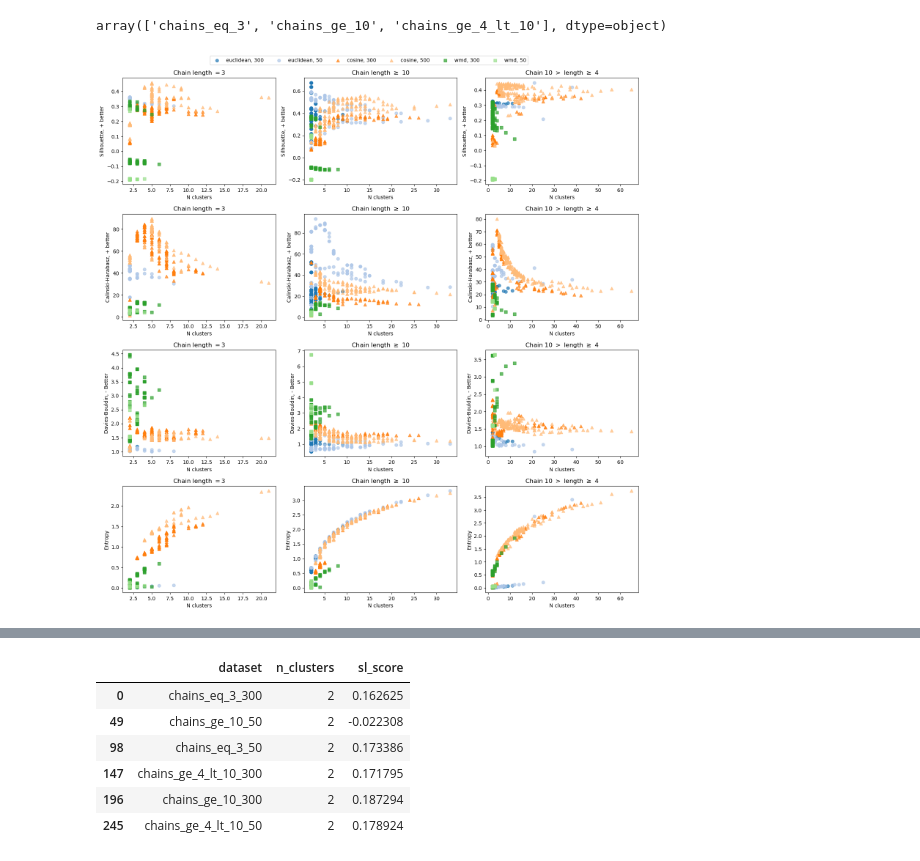
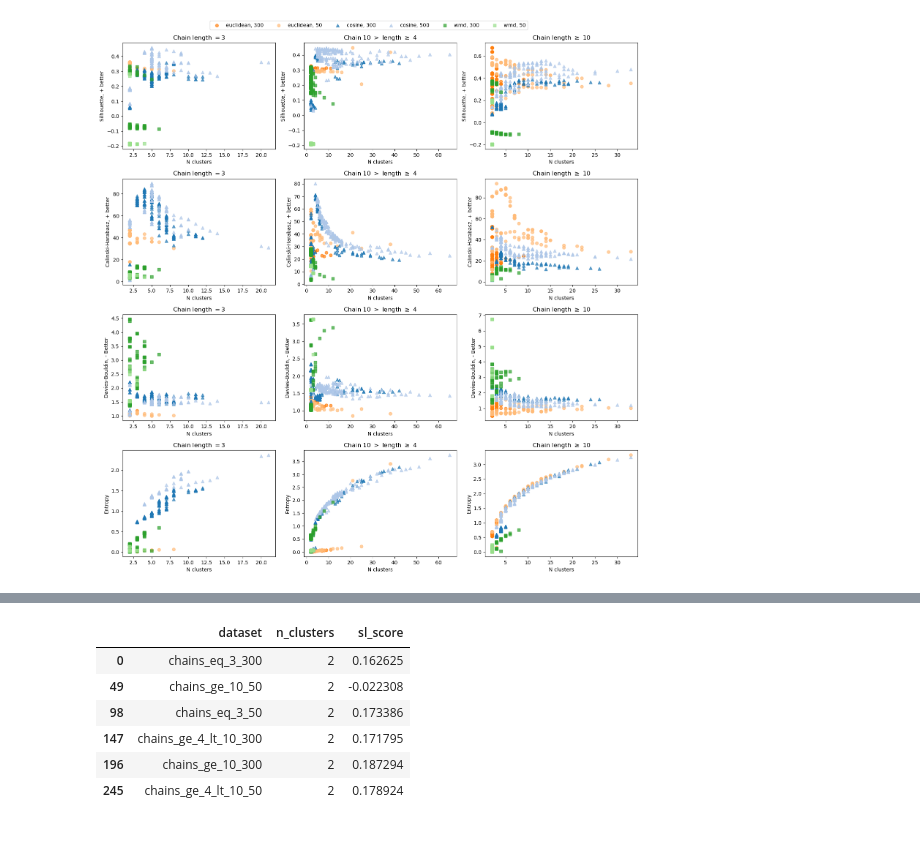
Before and after one commit to MiguelHeCa/tfm-nlp, a Jupyter notebook: notebooks/Results.ipynb, the cells around one changed output, grey strips where cells are left out. Cells and saved outputs as stored; diff of their text form; code cells hidden in the pictures.

```diff
--- a/notebooks/Results.ipynb
+++ b/notebooks/Results.ipynb
@@ -90,6 +88,6 @@ df_dbscan['dataset'] = df_dbscan['dataset'].apply(lambda s: '_'.join(s.split('_'
 # %%
 scores = ['sl_score','ch_score','db_score', 'entropy']
-datasets = df_dbscan['dataset'].unique()
+datasets = df_dbscan.sort_values(by='order')['dataset'].unique()
 score_names = ['Silhouette, + better', 'Calinski-Harabasz, + better', 'Davies-Bouldin, - Better', 'Entropy']
 # ncols = len(scores)
 # nrows = len(datasets)
@@ -102,13 +100,13 @@ for row in range(nrows):
     for col in range(ncols):
         X = df_dbscan.loc[df_dbscan['dataset']==datasets[col],:].sort_values('n_clusters')
         x = X.loc[(X['dimensions']=='300') & (X['distance']=='euclidean'),:]
-        axes[row][col].scatter(data=x, x='n_clusters', y=scores[row], label=f'euclidean, 300', color=cmap.colors[0], alpha=0.7)
+        axes[row][col].scatter(data=x, x='n_clusters', y=scores[row], label=f'euclidean, 300', color=cmap.colors[2], alpha=0.7)
         x = X.loc[(X['dimensions']=='50') & (X['distance']=='euclidean'),:]
-        axes[row][col].scatter(data=x, x='n_clusters', y=scores[row], label=f'euclidean, 50', color=cmap.colors[1], alpha=0.7)
+        axes[row][col].scatter(data=x, x='n_clusters', y=scores[row], label=f'euclidean, 50', color=cmap.colors[3], alpha=0.7)
         x = X.loc[(X['dimensions']=='300') & (X['distance']=='cosine'),:]
-        axes[row][col].scatter(data=x, x='n_clusters', y=scores[row], label=f'cosine, 300', color=cmap.colors[2], marker='^', alpha=0.7)
+        axes[row][col].scatter(data=x, x='n_clusters', y=scores[row], label=f'cosine, 300', color=cmap.colors[0], marker='^', alpha=0.7)
         x = X.loc[(X['dimensions']=='50') & (X['distance']=='cosine'),:]
-        axes[row][col].scatter(data=x, x='n_clusters', y=scores[row], label=f'cosine, 500', color=cmap.colors[3], marker='^', alpha=0.7)
+        axes[row][col].scatter(data=x, x='n_clusters', y=scores[row], label=f'cosine, 500', color=cmap.colors[1], marker='^', alpha=0.7)
         x = X.loc[(X['dimensions']=='300') & (X['distance']=='wmd'),:]
         axes[row][col].scatter(data=x, x='n_clusters', y=scores[row], label=f'wmd, 300', color=cmap.colors[4], marker='s', alpha=0.7)
         x = X.loc[(X['dimensions']=='50') & (X['distance']=='wmd'),:]
@@ -153,13 +129,10 @@ df_hdbscan['size'] = df_hdbscan['dataset'].map(sizes)
 df_hdbscan['prop_noise'] = df_hdbscan['n_noise']/df_hdbscan['size']
 df_hdbscan['dimensions'] = df_hdbscan['dataset'].apply(lambda s: s.split('_')[-1])
 df_hdbscan['dataset'] = df_hdbscan['dataset'].apply(lambda s: '_'.join(s.split('_')[:-1]))
+df_hdbscan['order'] = df_hdbscan['dataset'].map(datasets_order)
-# %%
-np.sort(datasets)[1:]
-# %% [output]
-array(['chains_eq_3', 'chains_ge_10', 'chains_ge_4_lt_10'], dtype=object)
 # %%
 scores = ['sl_score','ch_score','db_score', 'entropy']
-datasets = np.sort(df_hdbscan['dataset'].unique())
+datasets = df_hdbscan.sort_values(by='order')['dataset'].unique()
 score_names = ['Silhouette, + better', 'Calinski-Harabasz, + better', 'Davies-Bouldin, - Better', 'Entropy']
 # ncols = len(scores)
 # nrows = len(datasets)
@@ -168,28 +141,28 @@ nrows = len(scores)
 # %%
 fig, axes = plt.subplots(nrows, ncols, figsize=(15,15))
 for row in range(nrows):
     for col in range(ncols):
         X = df_hdbscan.loc[df_hdbscan['dataset']==datasets[col],:].sort_values('n_clusters')
         x = X.loc[(X['dimensions']=='300') & (X['distance']=='euclidean'),:]
-        axes[row][col].scatter(data=x, x='n_clusters', y=scores[row], label=f'euclidean, 300', color=cmap.colors[0], alpha=0.7)
+        axes[row][col].scatter(data=x, x='n_clusters', y=scores[row], label=f'euclidean, 300', color=cmap.colors[2], alpha=0.7)
         x = X.loc[(X['dimensions']=='50') & (X['distance']=='euclidean'),:]
-        axes[row][col].scatter(data=x, x='n_clusters', y=scores[row], label=f'euclidean, 50', color=cmap.colors[1], alpha=0.7)
+        axes[row][col].scatter(data=x, x='n_clusters', y=scores[row], label=f'euclidean, 50', color=cmap.colors[3], alpha=0.7)
         x = X.loc[(X['dimensions']=='300') & (X['distance']=='cosine'),:]
-        axes[row][col].scatter(data=x, x='n_clusters', y=scores[row], label=f'cosine, 300', color=cmap.colors[2], marker='^', alpha=0.7)
+        axes[row][col].scatter(data=x, x='n_clusters', y=scores[row], label=f'cosine, 300', color=cmap.colors[0], marker='^', alpha=0.7)
         x = X.loc[(X['dimensions']=='50') & (X['distance']=='cosine'),:]
-        axes[row][col].scatter(data=x, x='n_clusters', y=scores[row], label=f'cosine, 500', color=cmap.colors[3], marker='^', alpha=0.7)
+        axes[row][col].scatter(data=x, x='n_clusters', y=scores[row], label=f'cosine, 500', color=cmap.colors[1], marker='^', alpha=0.7)
         x = X.loc[(X['dimensions']=='300') & (X['distance']=='wmd'),:]
         axes[row][col].scatter(data=x, x='n_clusters', y=scores[row], label=f'wmd, 300', color=cmap.colors[4], marker='s', alpha=0.7)
         x = X.loc[(X['dimensions']=='50') & (X['distance']=='wmd'),:]
         axes[row][col].scatter(data=x, x='n_clusters', y=scores[row], label=f'wmd, 50', color=cmap.colors[5], marker='s', alpha=0.7)
         axes[row][col].set_title(fr'{datasets_dict[datasets[col]]}')
         axes[row][col].set_xlabel('N clusters')
         axes[row][col].set_ylabel(score_names[row])
         # axes[row][col].set_xscale('log')
         handles, labels = axes[row][col].get_legend_handles_labels()
 
 fig.legend(handles, labels, loc='upper center', bbox_to_anchor=(0.5,1.02), ncol=6)
 fig.savefig(Path('../img/scores_hdbscan.png'), bbox_inches='tight')
 plt.show()
 # %% [output]
-[figure, old version]
+[figure, new version]
```
Also changed, not shown: parts of 48 cells of this notebook, 2 other files.
